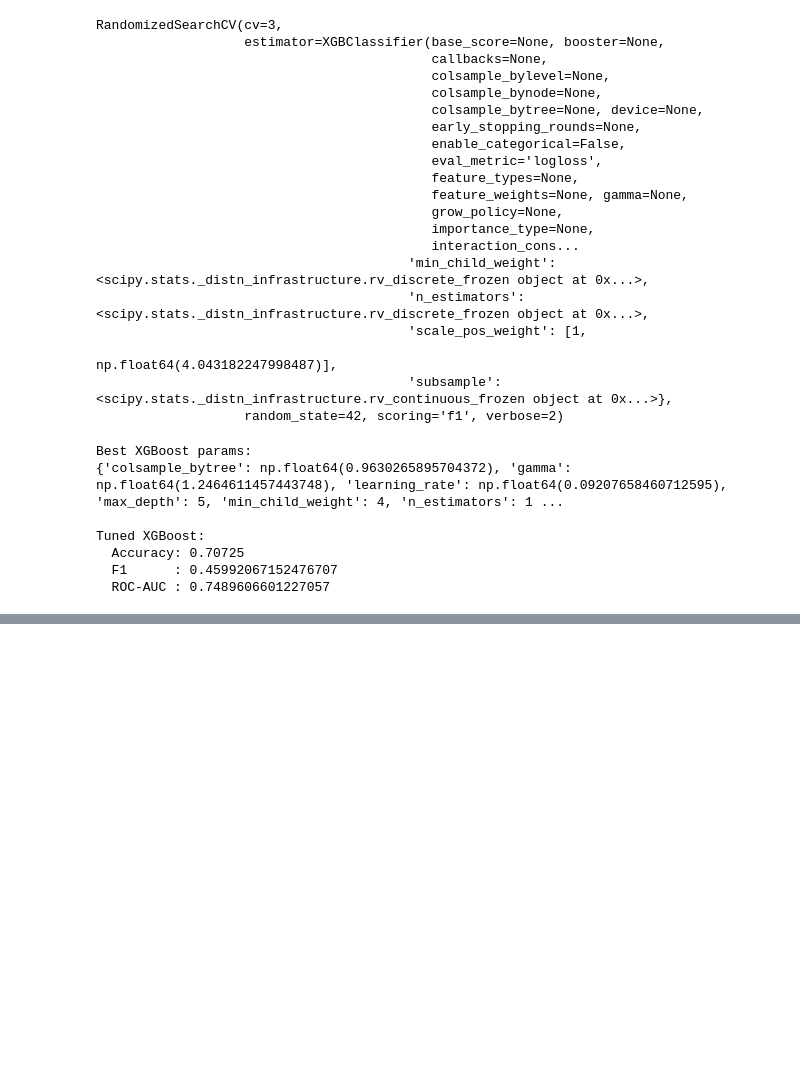
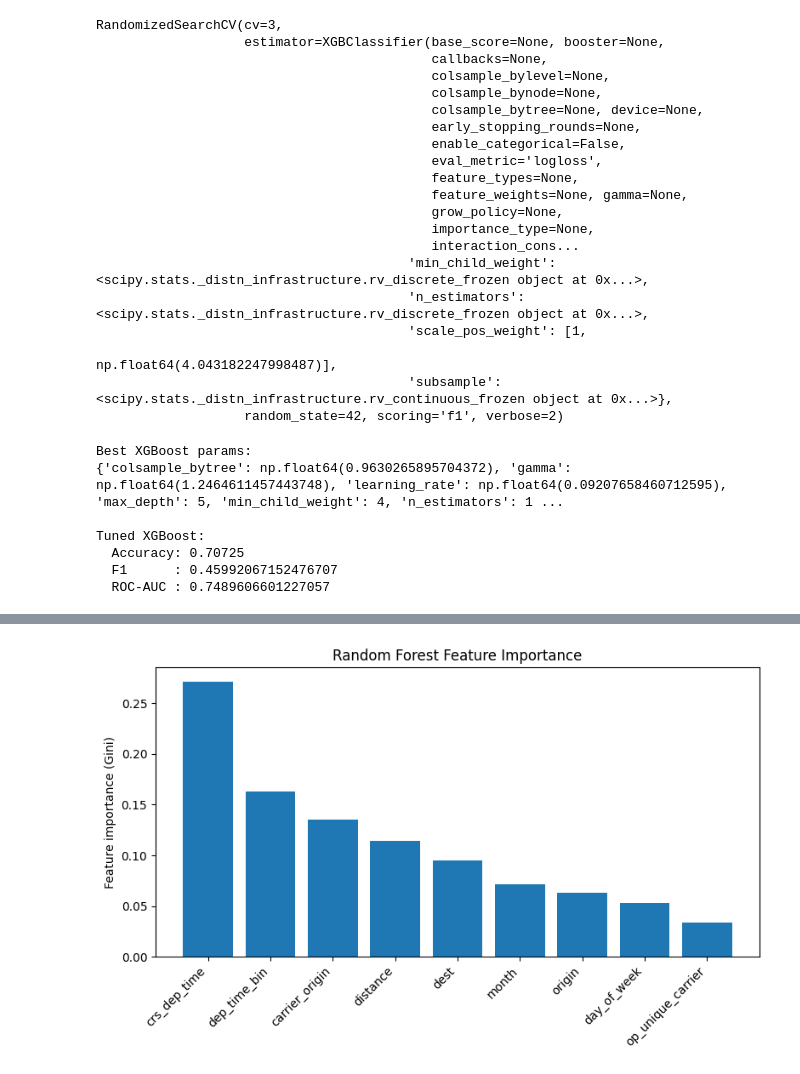
Before and after one commit to gamodyarajasooriya/flight-delay-prediction-ml, a Jupyter notebook: Notebooks/model optimization.ipynb, the cells around one changed output, grey strips where cells are left out. Cells and saved outputs as stored; diff of their text form; code cells hidden in the pictures; blank space fills up the shorter version.

```diff
--- a/Notebooks/model optimization.ipynb
+++ b/Notebooks/model optimization.ipynb
@@ -216,0 +237,18 @@ Tuned XGBoost:
+# %%
+import numpy as np
+import matplotlib.pyplot as plt
+
+importances = best_rf.feature_importances_
+indices = np.argsort(importances)[::-1]
+
+plt.figure(figsize=(8, 5))
+plt.bar(range(len(importances)), importances[indices])
+plt.xticks(range(len(importances)),
+           np.array(feature_names)[indices],
+           rotation=45, ha='right')
+plt.ylabel('Feature importance (Gini)')
+plt.title('Random Forest Feature Importance')
+plt.tight_layout()
+plt.show()
+# %% [output]
+[figure, added]
```
Also changed, not shown: parts of 6 cells of this notebook, 2 other files.
